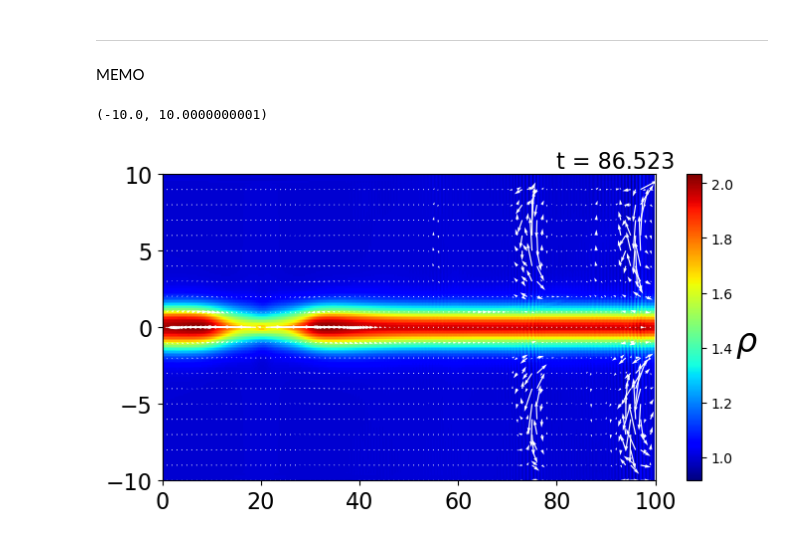
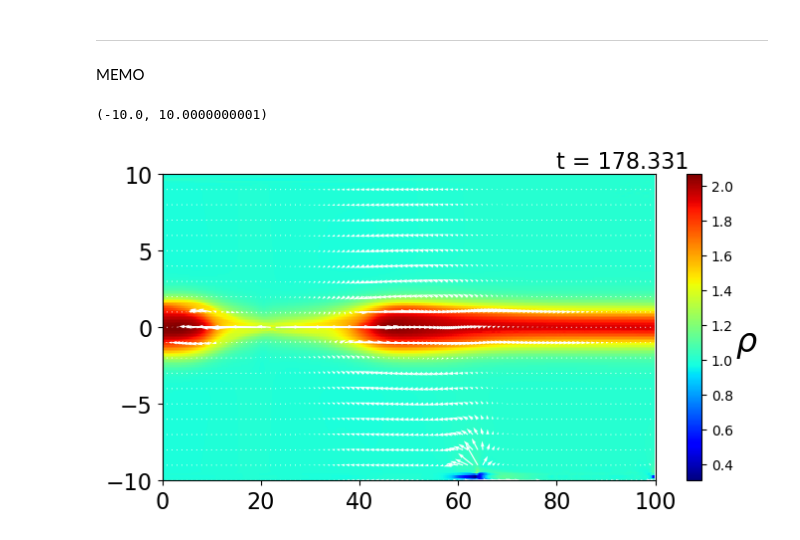
Before and after one commit to Keita-A/RadiativeMHD-simulation, a Jupyter notebook: MR.ipynb, the cells around one changed output. Cells and saved outputs as stored; diff of their text form; code cells hidden in the pictures.

```diff
--- a/MR.ipynb
+++ b/MR.ipynb
@@ -544,33 +544,33 @@ ax1 = fig.add_subplot(111)
 
 log = np.loadtxt("log_PI.txt", delimiter=',')
 total_steps = int(log[-1][0])
-step = 3000
+step = 13200
 
 U = np.load(f"results_PI/U_{step}.npy")
 rho = U[0, :, :]
 u = U[1, :, :] / rho
 v = U[2, :, :] / rho
 w = U[3, :, :] / rho
 Bx = U[4, :, :]
 By = U[5, :, :]
 Bz = U[6, :, :]
 e = U[7, :, :]
 p = (gamma-1) * (e - rho*(u**2+v**2+w**2)/2 - (Bx**2+By**2+Bz**2)/2)
 magnetic_pressure = 1/2 * (Bx**2+By**2+Bz**2)
 pT = p + magnetic_pressure
 
 contour = ax1.pcolormesh(X, Y, (rho).T, cmap='jet')
 cbar = plt.colorbar(contour, ax=ax1)
 cbar.set_label(r"$\rho$", fontsize=24, rotation=0, labelpad=10)
 quiver_interval = 10
 ax1.quiver(X[::quiver_interval, ::quiver_interval], Y[::quiver_interval, ::quiver_interval],
         u[::quiver_interval, ::quiver_interval].T, v[::quiver_interval, ::quiver_interval].T,
         scale=2, color='white')
 
 ax1.text(0.8, 1.02, f"t = {log[int(step/100)][1]:.3f}", transform=ax1.transAxes, fontsize=16)
 ax1.tick_params(labelsize=16)
 ax1.set_xlim(0.0, x_max+1e-10)
 ax1.set_ylim(-y_max, y_max+1e-10)
 # %% [output]
 (-10.0, 10.0000000001)
-[figure, old version]
+[figure, new version]
```
Also changed, not shown: 1 other file.
